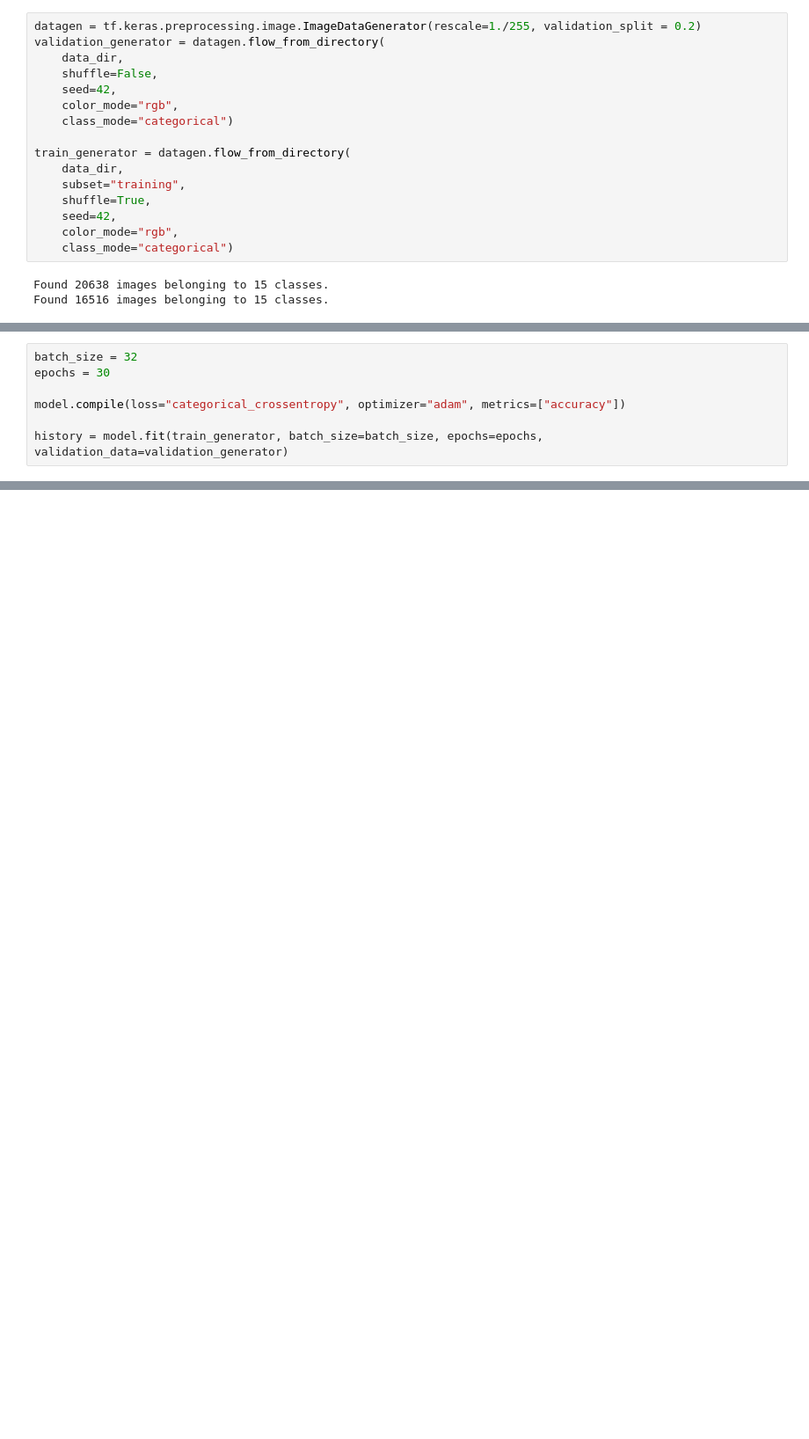
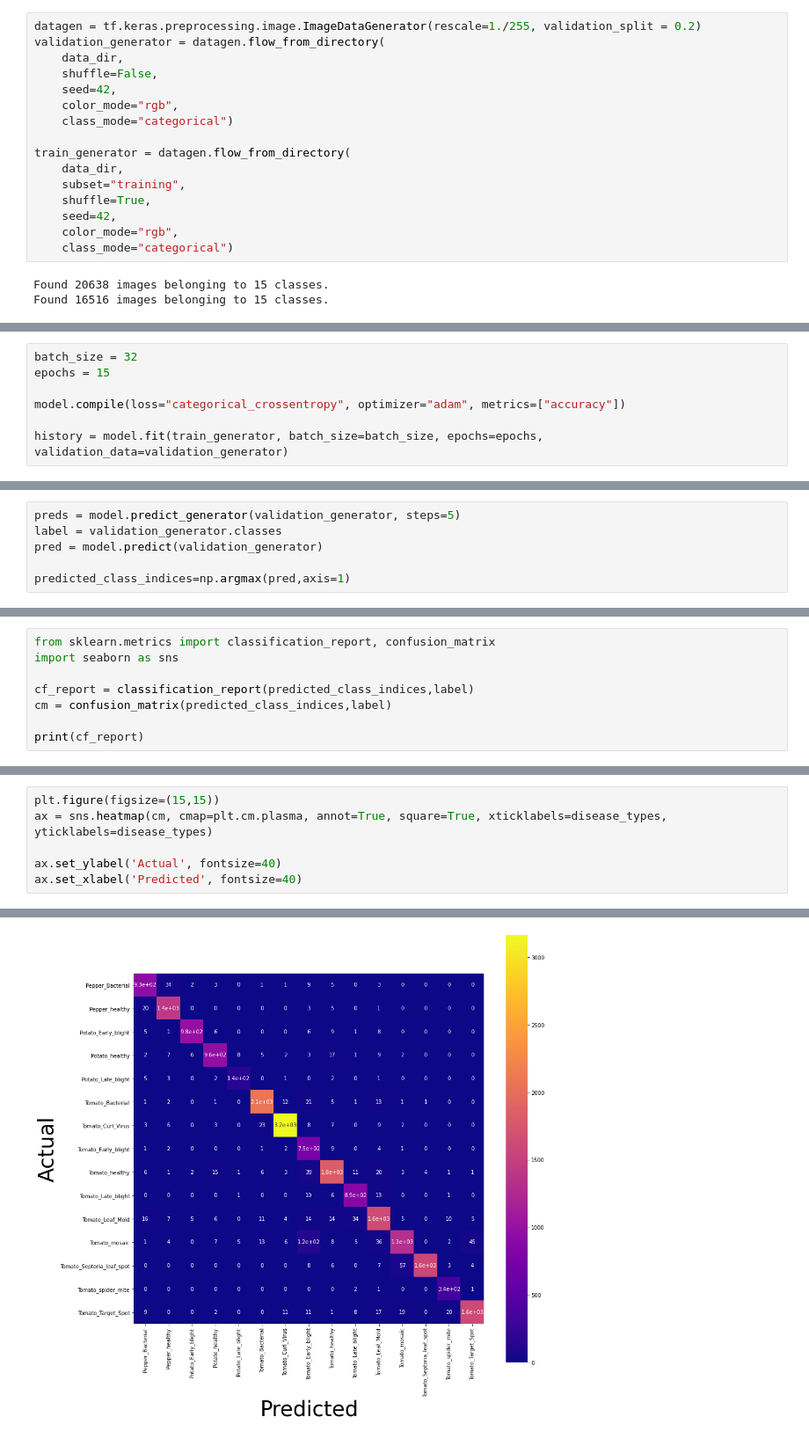
Before and after one commit to michaellaephillips/Capstone3, a Jupyter notebook: capstone3withLeNet.ipynb, the cells around one changed output, grey strips where cells are left out. Shown at 88% size. Saved outputs shown, nothing was run; the diff lists cells and outputs as text; blank space fills up the shorter version.

```diff
--- a/capstone3withLeNet.ipynb
+++ b/capstone3withLeNet.ipynb
@@ -111,7 +130,7 @@ Non-trainable params: 0
 _________________________________________________________________
 # %%
 batch_size = 32
-epochs = 30
+epochs = 15
 
 model.compile(loss="categorical_crossentropy", optimizer="adam", metrics=["accuracy"])
 
@@ -160,0 +182,6 @@ history.history.keys()
+# %%
+preds = model.predict_generator(validation_generator, steps=5)
+label = validation_generator.classes
+pred = model.predict(validation_generator)
+
+predicted_class_indices=np.argmax(pred,axis=1)
@@ -160,0 +207,8 @@ history.history.keys()
+# %%
+from sklearn.metrics import classification_report, confusion_matrix
+import seaborn as sns
+
+cf_report = classification_report(predicted_class_indices,label)
+cm = confusion_matrix(predicted_class_indices,label)
+
+print(cf_report)
@@ -160,0 +233,7 @@ history.history.keys()
+# %%
+plt.figure(figsize=(15,15))
+ax = sns.heatmap(cm, cmap=plt.cm.plasma, annot=True, square=True, xticklabels=disease_types, yticklabels=disease_types)
+
+ax.set_ylabel('Actual', fontsize=40)
+ax.set_xlabel('Predicted', fontsize=40)
+# %% [output]
@@ -160,0 +241 @@ history.history.keys()
+[figure, added]
```
Also changed, not shown: parts of 20 cells of this notebook.
